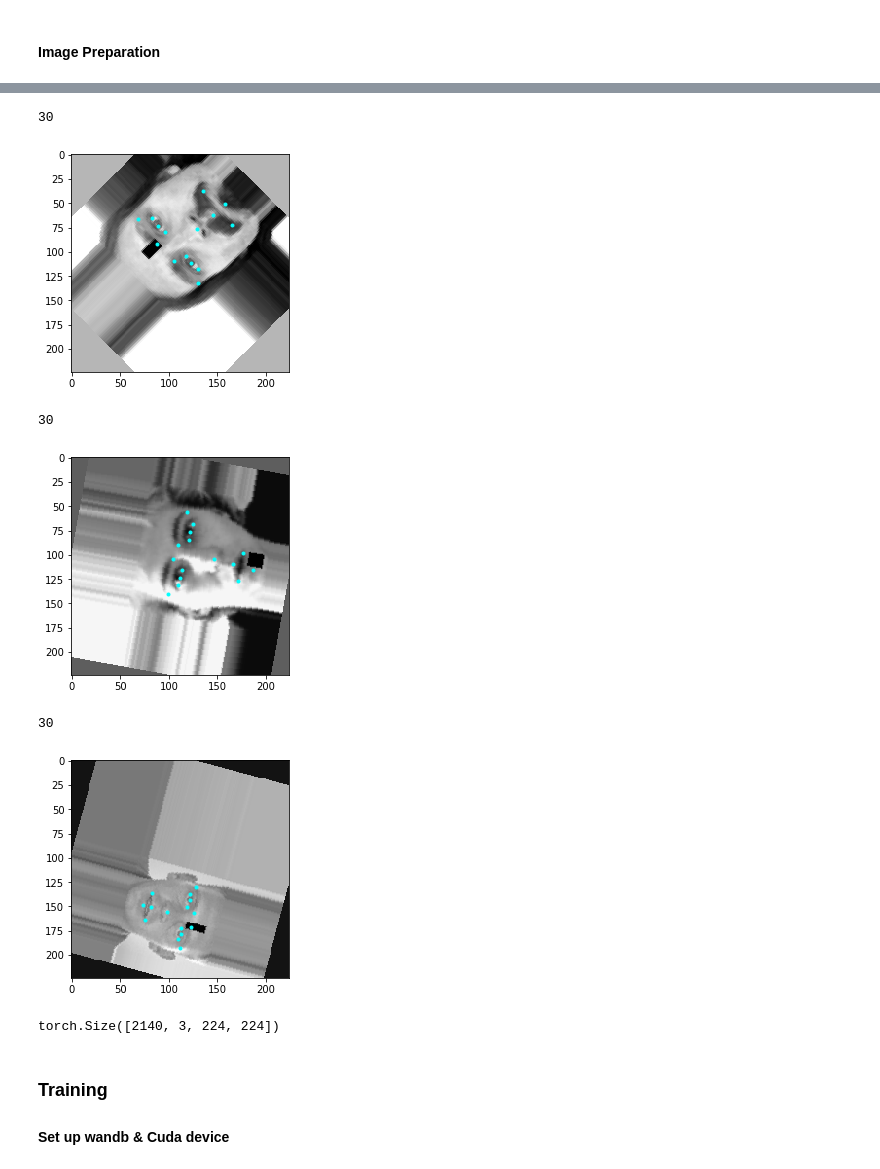
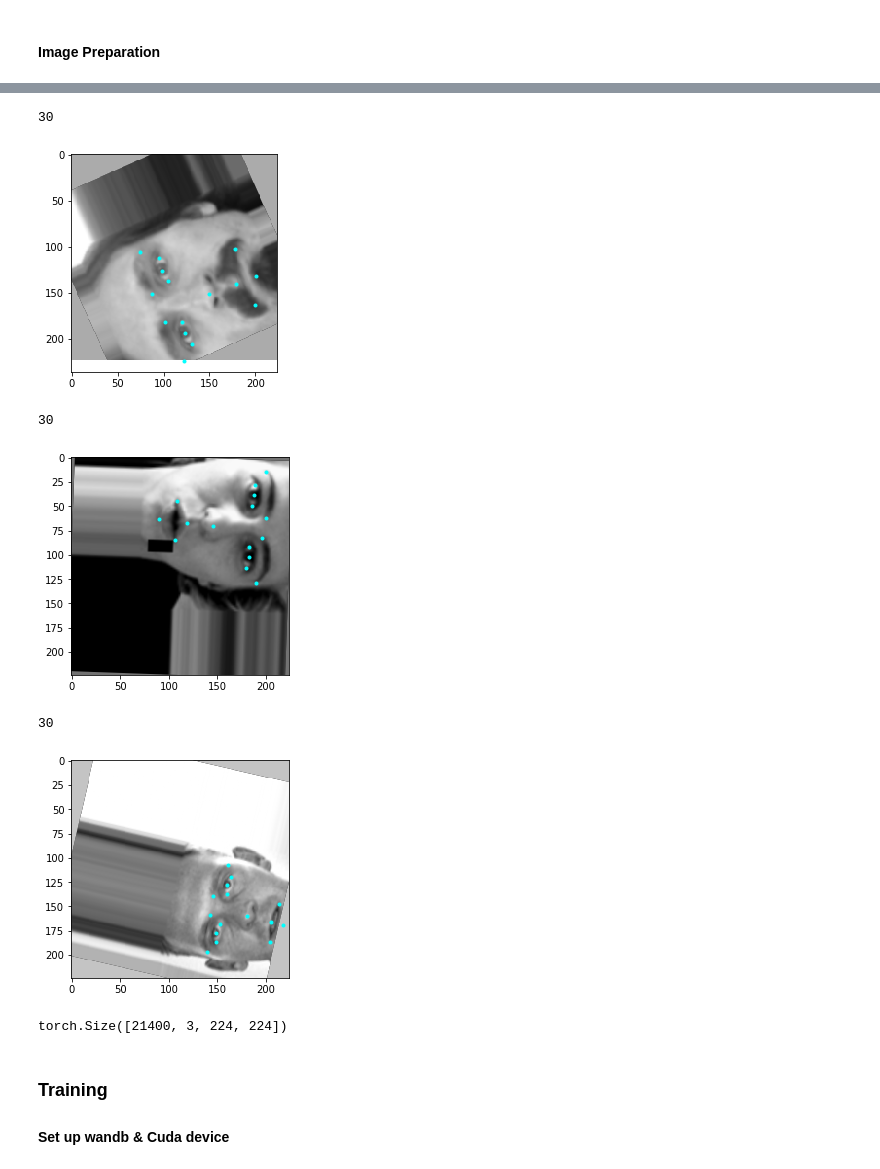
Before and after one commit to ko-redtruck/facial-landmark-detection, a Jupyter notebook: ResNet18_rotate_schmotate.ipynb, the cells around one changed output, grey strips where cells are left out. Cells and saved outputs as stored; diff of their text form; code cells hidden in the pictures.

```diff
--- a/ResNet18_rotate_schmotate.ipynb
+++ b/ResNet18_rotate_schmotate.ipynb
@@ -165,7 +167,7 @@ def augment_data(images, label_list, size_factor: int=1):
 
     return augmented_images, augmented_labels
 # %%
-DATASET_AUGMENTATION_FACTOR = 1
+DATASET_AUGMENTATION_FACTOR = 10
 
 augmented_images, augmented_labels = augment_data(np_images, labels, DATASET_AUGMENTATION_FACTOR)
 plot_images(augmented_images, augmented_labels, 3)
@@ -180,7 +182,7 @@ plot_images(augmented_images, augmented_labels, 3)
 # Padding images
 from numpy.random import randint, random
 from typing import Tuple
-from torchvision.transforms.functional import pad
+from torchvision.transforms.functional import pad, center_crop
 
 def random_pad_image_with_noise(image: torch.Tensor, new_size: Tuple[int, int], offset_x: int=0, offset_y: int=0):
     random_image = tf.to_tensor(randint(256, dtype='uint8', size=new_size))
@@ -236,18 +238,21 @@ def random_pad_datapoint(*args):
 
   return mode[0](*args, mode[1])
 
-def random_pad_data(images, labels, new_size: Tuple[int, int]):
+def random_pad_data(images, labels, new_size: Tuple[int, int], extra_padding: int=0):
     padded_images = []
     adjusted_labels = []
 
     for i in range(len(images)):
-        image, labeling = random_pad_datapoint(images[i], labels[i], new_size)
+        image, labeling = random_pad_datapoint(images[i], labels[i], (new_size[0] + 2*extra_padding, new_size[1] + 2*extra_padding))
+        image = center_crop(image, new_size)
+        labeling = labeling - extra_padding
+
         padded_images.append(image)
         adjusted_labels.append(labeling)
 
     return torch.stack(padded_images), adjusted_labels
 # %%
-padded_images, padded_labels = random_pad_data(augmented_images, augmented_labels, (224, 224))
+padded_images, padded_labels = random_pad_data(augmented_images, augmented_labels, (224, 224), 30)
 plot_images(padded_images, padded_labels, 5)
 # %% [output]
 30
@@ -263,5 +268,6 @@ plot_images(padded_images, padded_labels, 5)
 # %%
 import torchvision.transforms.functional as tf
+from torchvision.transforms import InterpolationMode
 import math
 from numpy.random import random
 
@@ -289,7 +295,7 @@ def rotate_data(images, labels):
   for i in range(len(images)):
     lable_angle = randint(360)
     image_angle = 360 - lable_angle
-    rotated_images.append(tf.rotate(images[i], image_angle, fill=random()))
+    rotated_images.append(tf.rotate(images[i], image_angle, fill=random(), interpolation=InterpolationMode.BILINEAR))
     rotated_labels.append(rotate_labeling(labels[i], lable_angle))
   return torch.stack(rotated_images), rotated_labels
 # %%
@@ -309,19 +315,19 @@ plot_images(rotated_images, rotated_labels, 5)
 # %%
 # Transform images to RGB
 final_images = torch.zeros((len(rotated_images), 3, 224, 224))
 final_images[:, :] = rotated_images[:]
-final_lables = rotated_labels
+final_labels = rotated_labels
 
-plot_images(final_images, final_lables, 3)
+plot_images(final_images, final_labels, 3)
 final_images.shape
 # %% [output]
 30
-[figure, old version]
+[figure, new version]
 30
-[figure, old version]
+[figure, new version]
 30
-[figure, old version]
+[figure, new version]
-torch.Size([2140, 3, 224, 224])
+torch.Size([21400, 3, 224, 224])
 # %% [markdown]
 ### Training
 #### Set up wandb & Cuda device
```
Also changed, not shown: parts of 9 cells of this notebook.
